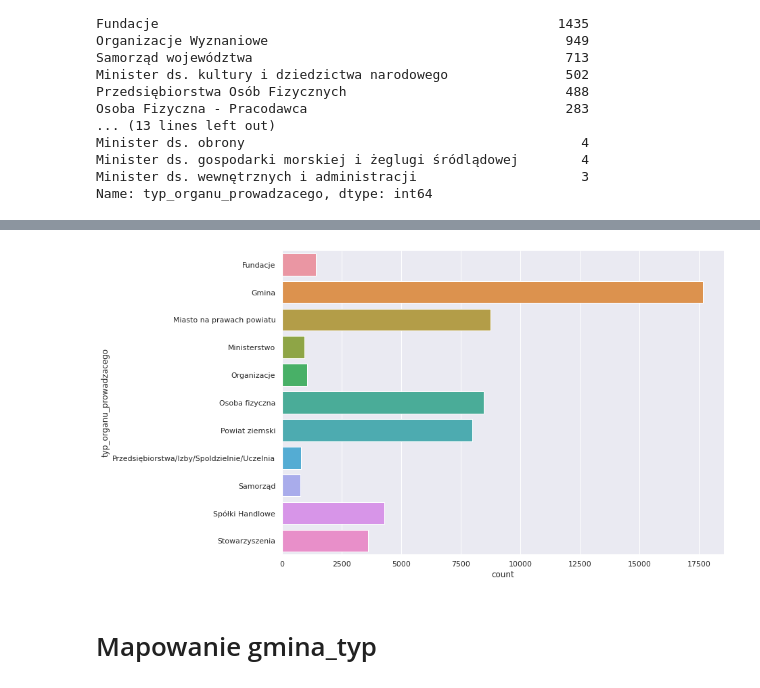
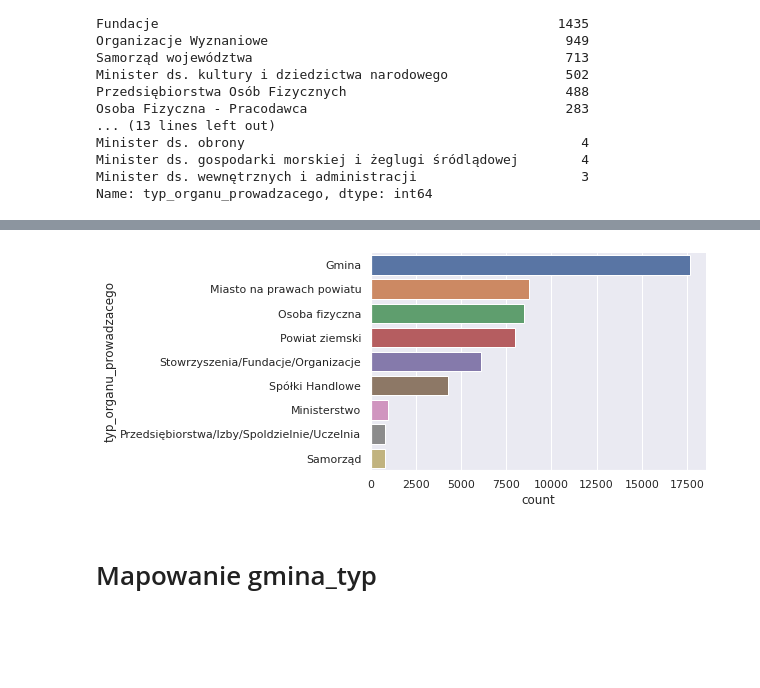
Before and after one commit to DataWorkshop-Foundation/way-to-school, a Jupyter notebook: notebooks/EDA.ipynb, the cells around one changed output, grey strips where cells are left out. Drawn from its saved outputs; the diff is of its cells as text; code cells hidden in the pictures; blank space fills up the shorter version.

```diff
--- a/notebooks/EDA.ipynb
+++ b/notebooks/EDA.ipynb
@@ -171,0 +123,19 @@ pd.crosstab(df.wojewodztwo, df.wojewodztwo_nazwa)
+# %%
+col_list = [
+    "regon_podmiotu",
+    "kod_terytorialny_wojewodztwo",
+    "kod_terytorialny_powiat",
+    "kod_terytorialny_gmina",
+    "kod_terytorialny_miejscowosc",
+    "identyfikator_prov",
+    "identyfikator_dist",
+    "kod_terytorialny_ulica",
+    "nip_podmiotu",
+    "regon_organu_prowadzacego",
+    "nip_organu_prowadzacego",
+    "rspo_podmiotu_nadrzednego",
+    "identyfikator",
+]
+# %%
+for col in col_list:
+    df[col] = df[col].astype("object")
@@ -318,5 +301,5 @@ dict_typ = {
 }
 # %%
-df["typ_cat"] = df["typ"].map(dict_typ)
-df["typ_cat"] = df["typ_cat"].astype("category")
+df["school_typ_cat"] = df["typ"].map(dict_typ)
+df["school_typ_cat"] = df["school_typ_cat"].astype("category")
 # %%
@@ -536,6 +510,11 @@ df.typ_organu_prowadzacego = df.typ_organu_prowadzacego.map(
     if "Przedsiębiorstw" in x or "Izba" in x or "Spółdzielnia" in x or "Uczelnia" in x
     else x
 )
+df.typ_organu_prowadzacego = df.typ_organu_prowadzacego.map(
+    lambda x: "Stowrzyszenia/Fundacje/Organizacje"
+    if "Stowarzyszenia" in x or "Fundacje" in x or "Organizacje" in x
+    else x
+)
 # %%
 df.typ_organu_prowadzacego = df.typ_organu_prowadzacego.astype("category")
 # %%
@@ -554,10 +531,10 @@ Przedsiębiorstwa/Izby/Spoldzielnie/Uczelnia    0.014283
 Samorząd                                       0.013763
 Name: typ_organu_prowadzacego, dtype: float64
 # %%
-sns.countplot(y="typ_organu_prowadzacego", data=df)
+sns.countplot(y="typ_organu_prowadzacego", data=df, order=df["typ_organu_prowadzacego"].value_counts().index)
 sns.despine()
 # %% [output]
-[figure, old version]
+[figure, new version]
 # %% [markdown]
 # Mapowanie gmina_typ
 # %%
```
Also changed, not shown: parts of 50 cells of this notebook.
